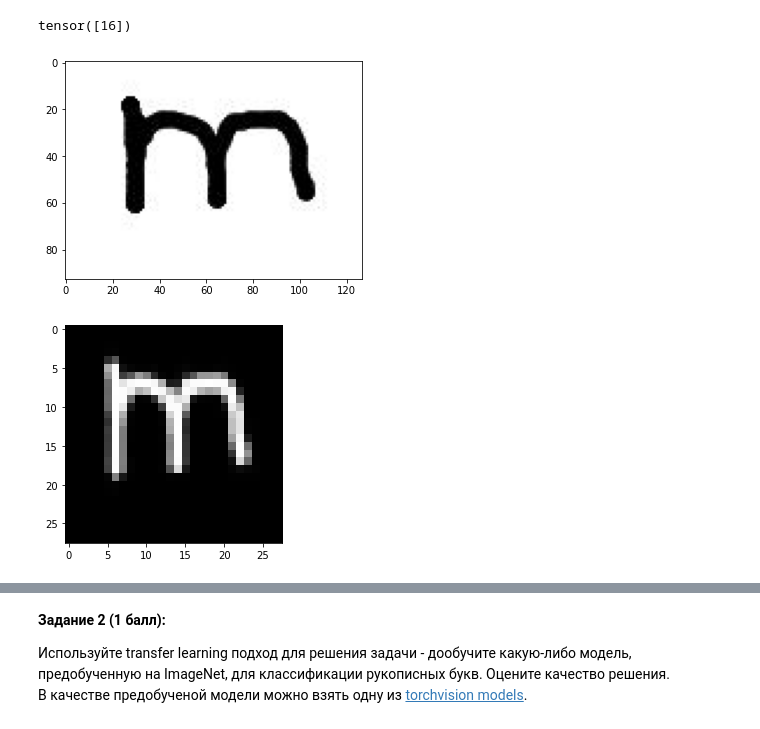
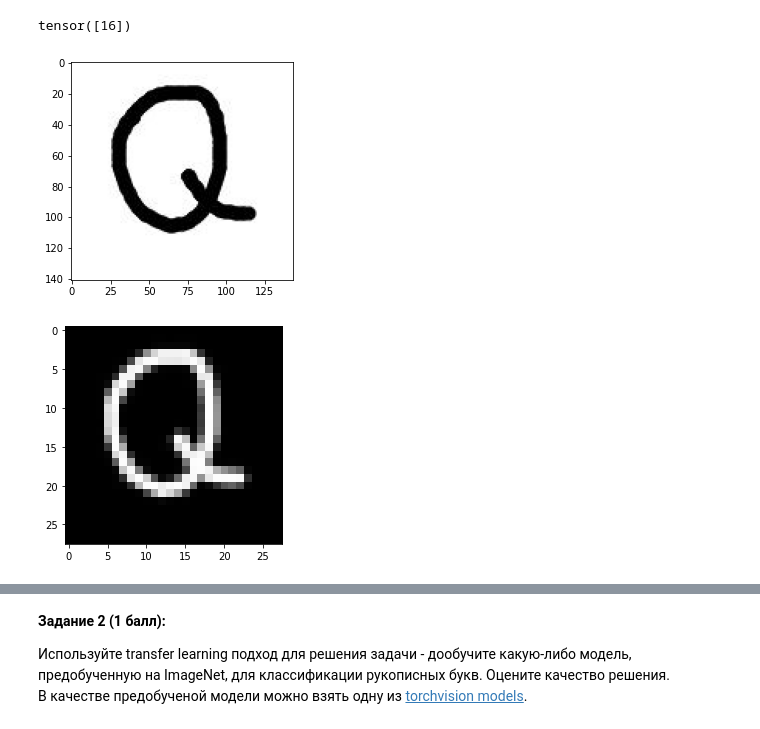
Before and after one commit to SmirnovGrigory/IAD_ml_lab1, a Jupyter notebook: Modern_ML.Lab_1.Image_Classification.ipynb, the cells around one changed output, grey strips where cells are left out. Saved outputs shown, nothing was run; the diff lists cells and outputs as text; code cells hidden in the pictures.

```diff
--- a/Modern_ML.Lab_1.Image_Classification.ipynb
+++ b/Modern_ML.Lab_1.Image_Classification.ipynb
@@ -894,14 +914,14 @@ res_tens.argmax(1)
 # %% [output]
 tensor([16])
 # %%
-image = plt.imread('custom_images/0m.jpg')
+image = plt.imread('custom_images/0q.jpg')
 plt.imshow(image)
 
 plt.show()
 # %% [output]
-[figure, old version]
+[figure, new version]
 # %%
-image = cv2.imread('custom_images/0m.jpg')
+image = cv2.imread('custom_images/0q.jpg')
 
 image = cv2.resize(image, (28,28), interpolation=cv2.INTER_AREA)
 #image = cv2.cvtColor(image, cv2.COLOR_RGB2GRAY)
@@ -909,7 +929,7 @@ image= np.invert(image)
 plt.imshow(image)
 plt.show()
 # %% [output]
-[figure, old version]
+[figure, new version]
 # %%
 image = torch.tensor(image)
 image = torch.div(image, 255)
```
Also changed, not shown: parts of 37 cells of this notebook, 2 other files.
